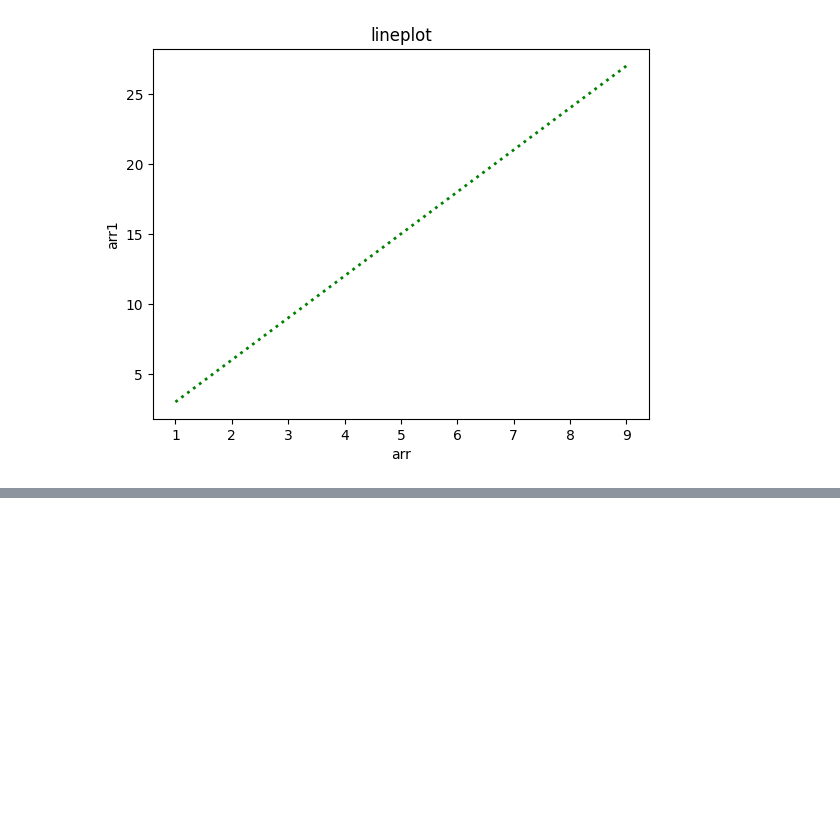
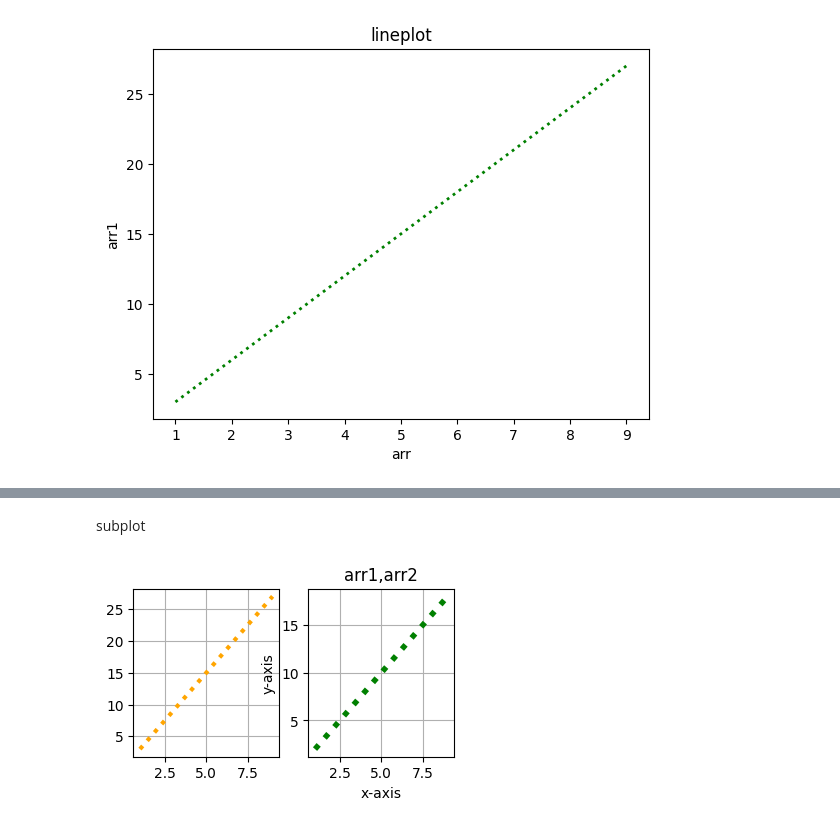
Before and after one commit to rahuloruganti/data-analysis-using-python, a Jupyter notebook: matplotlib/matplotlib_basic.ipynb, the cells around one changed output, grey strips where cells are left out. Cells and saved outputs as stored; diff of their text form; code cells hidden in the pictures; blank space fills up the shorter version.

```diff
--- a/matplotlib/matplotlib_basic.ipynb
+++ b/matplotlib/matplotlib_basic.ipynb
@@ -39,0 +55,15 @@ plt.show()
+# %% [markdown]
+subplot
+# %%
+plt.subplot(2,3,1)
+plt.plot(arr,arr1,color="orange",linewidth=3,linestyle=":")
+plt.grid(True)
+plt.subplot(2,3,2)
+plt.plot(arr,arr2,color="g",linewidth=4,linestyle="dotted")
+plt.title("arr1,arr2")
+plt.xlabel("x-axis")
+plt.ylabel("y-axis")
+plt.grid(True)
+plt.show()
+# %% [output]
+[figure, added]
```
Also changed, not shown: parts of 2 cells of this notebook, 2 other files.
